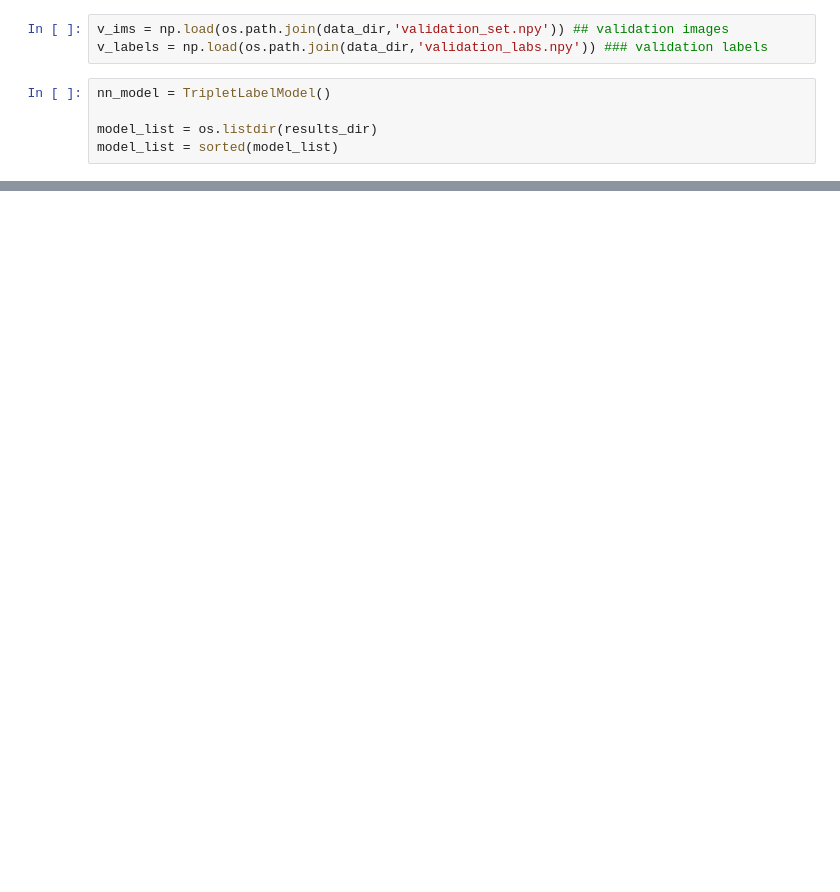
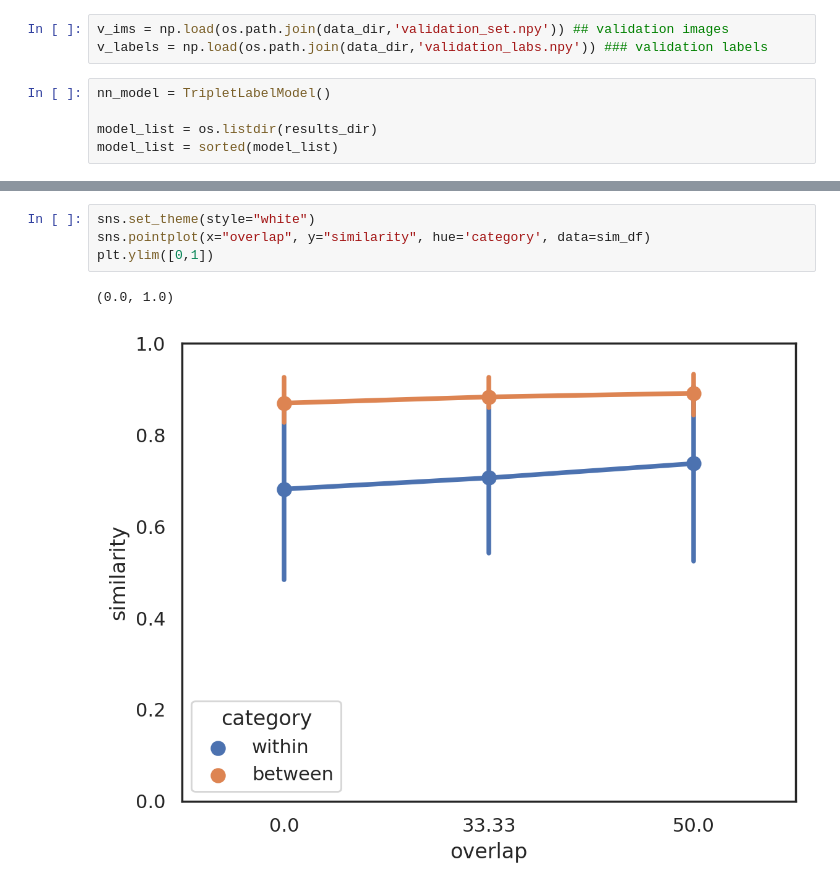
Before and after one commit to siddsuresh97/ConceptualAlignmentLanguage, a Jupyter notebook: code/python/model_analysis.ipynb, the cells around one changed output, grey strips where cells are left out. Saved outputs shown, nothing was run; the diff lists cells and outputs as text; blank space fills up the shorter version.

```diff
--- a/code/python/model_analysis.ipynb
+++ b/code/python/model_analysis.ipynb
@@ -212,0 +351,7 @@ BC similarity for triplet is 0.9437226300749537
+# %%
+sns.set_theme(style="white")
+sns.pointplot(x="overlap", y="similarity", hue='category', data=sim_df)
+plt.ylim([0,1])
+# %% [output]
+(0.0, 1.0)
+[figure, added]
```
Also changed, not shown: parts of 12 cells of this notebook, 10 other files.
